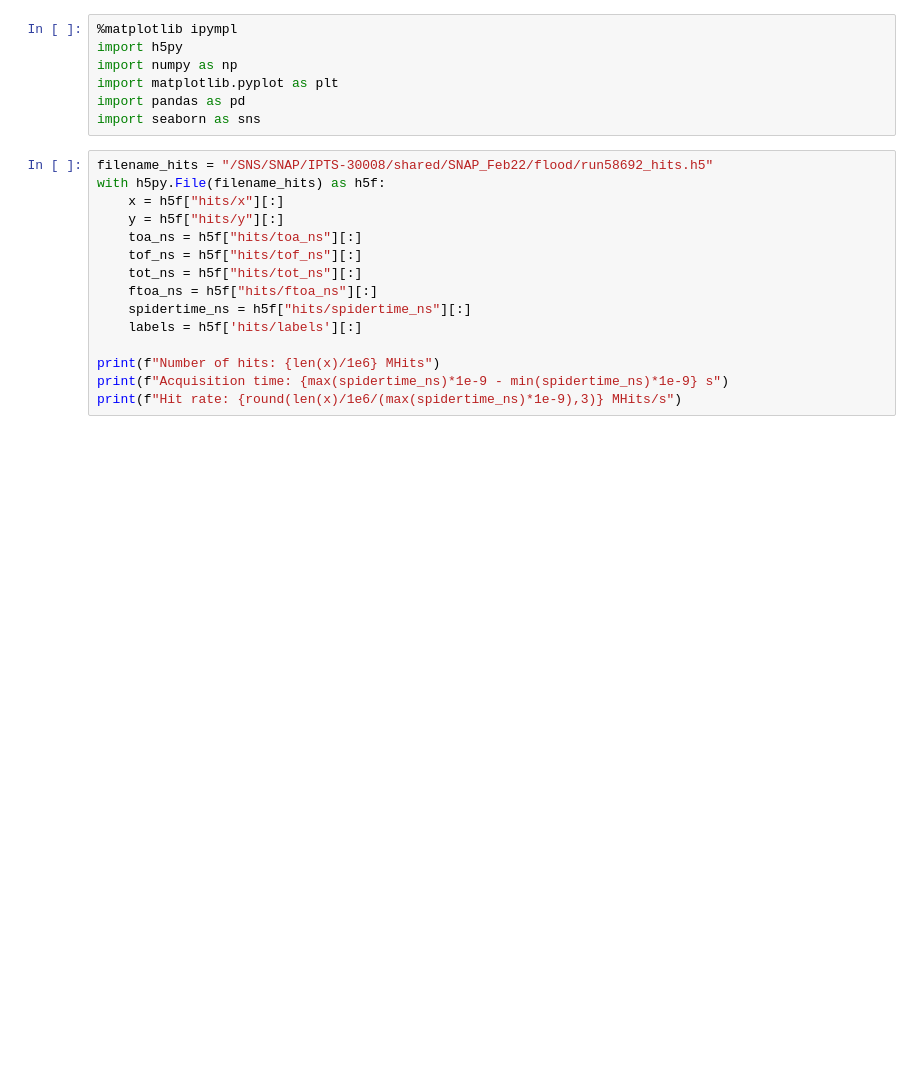
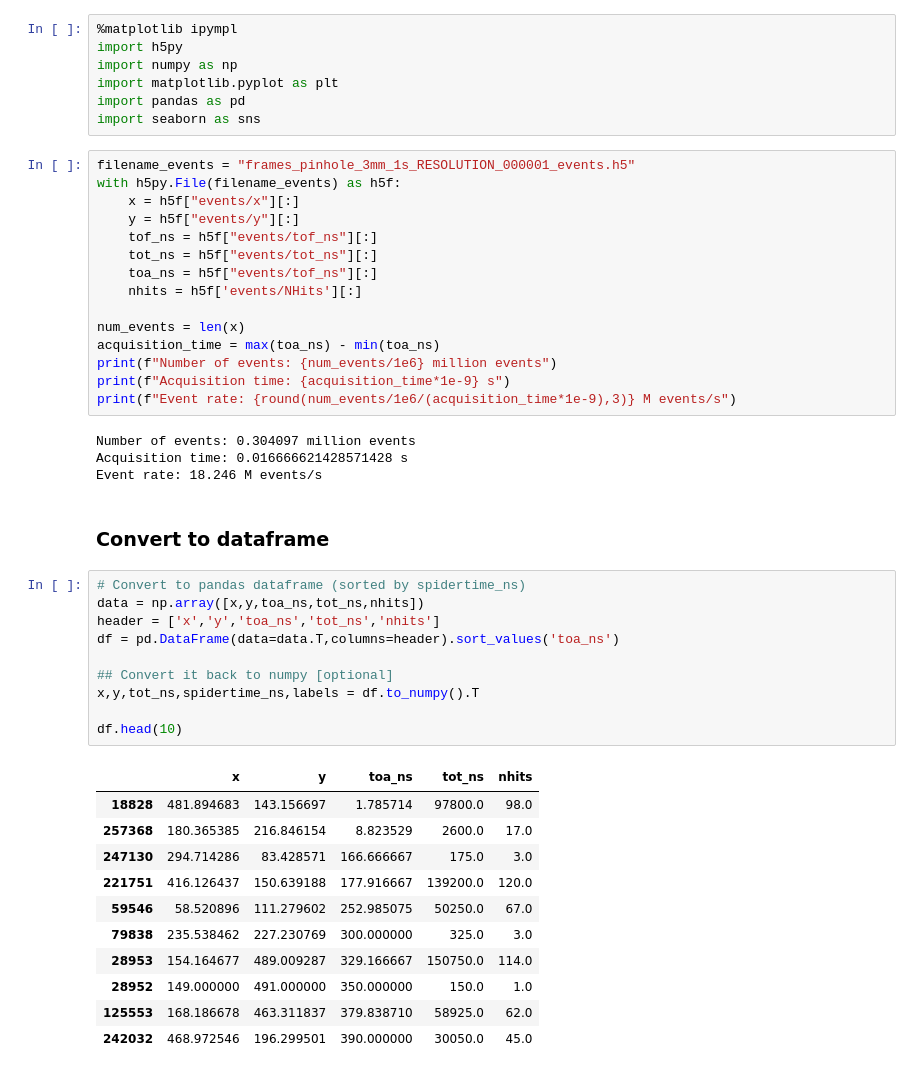
Before and after one commit to ornlneutronimaging/mcpevent2hist, a Jupyter notebook: sophiread/benchmark/benchmark_analysis.ipynb, the cells around one changed output. Drawn from its saved outputs; the diff is of its cells as text; blank space fills up the shorter version.

```diff
--- a/sophiread/benchmark/benchmark_analysis.ipynb
+++ b/sophiread/benchmark/benchmark_analysis.ipynb
@@ -6,17 +6,45 @@ import matplotlib.pyplot as plt
 import pandas as pd
 import seaborn as sns
 # %%
-filename_hits = "/SNS/SNAP/IPTS-30008/shared/SNAP_Feb22/flood/run58692_hits.h5"
-with h5py.File(filename_hits) as h5f:
-    x = h5f["hits/x"][:]
-    y = h5f["hits/y"][:]
-    toa_ns = h5f["hits/toa_ns"][:]
-    tof_ns = h5f["hits/tof_ns"][:]
-    tot_ns = h5f["hits/tot_ns"][:]
-    ftoa_ns = h5f["hits/ftoa_ns"][:]
-    spidertime_ns = h5f["hits/spidertime_ns"][:]
-    labels = h5f['hits/labels'][:]
+filename_events = "frames_pinhole_3mm_1s_RESOLUTION_000001_events.h5"
+with h5py.File(filename_events) as h5f:
+    x = h5f["events/x"][:]
+    y = h5f["events/y"][:]
+    tof_ns = h5f["events/tof_ns"][:]
+    tot_ns = h5f["events/tot_ns"][:]
+    toa_ns = h5f["events/tof_ns"][:]
+    nhits = h5f['events/NHits'][:]
 
-print(f"Number of hits: {len(x)/1e6} MHits")
-print(f"Acquisition time: {max(spidertime_ns)*1e-9 - min(spidertime_ns)*1e-9} s")
-print(f"Hit rate: {round(len(x)/1e6/(max(spidertime_ns)*1e-9),3)} MHits/s")
+num_events = len(x)
+acquisition_time = max(toa_ns) - min(toa_ns)
+print(f"Number of events: {num_events/1e6} million events")
+print(f"Acquisition time: {acquisition_time*1e-9} s")
+print(f"Event rate: {round(num_events/1e6/(acquisition_time*1e-9),3)} M events/s")
+# %% [output]
+Number of events: 0.304097 million events
+Acquisition time: 0.016666621428571428 s
+Event rate: 18.246 M events/s
+# %% [markdown]
+### Convert to dataframe
+# %%
+# Convert to pandas dataframe (sorted by spidertime_ns)
+data = np.array([x,y,toa_ns,tot_ns,nhits])
+header = ['x','y','toa_ns','tot_ns','nhits']
+df = pd.DataFrame(data=data.T,columns=header).sort_values('toa_ns')
+
+## Convert it back to numpy [optional]
+x,y,tot_ns,spidertime_ns,labels = df.to_numpy().T
+
+df.head(10)
+# %% [output]
+|  | x | y | toa_ns | tot_ns | nhits |
+| 18828 | 481.894683 | 143.156697 | 1.785714 | 97800.0 | 98.0 |
+| 257368 | 180.365385 | 216.846154 | 8.823529 | 2600.0 | 17.0 |
+| 247130 | 294.714286 | 83.428571 | 166.666667 | 175.0 | 3.0 |
+| 221751 | 416.126437 | 150.639188 | 177.916667 | 139200.0 | 120.0 |
+| 59546 | 58.520896 | 111.279602 | 252.985075 | 50250.0 | 67.0 |
+| 79838 | 235.538462 | 227.230769 | 300.000000 | 325.0 | 3.0 |
+| 28953 | 154.164677 | 489.009287 | 329.166667 | 150750.0 | 114.0 |
+| 28952 | 149.000000 | 491.000000 | 350.000000 | 150.0 | 1.0 |
+| 125553 | 168.186678 | 463.311837 | 379.838710 | 58925.0 | 62.0 |
+| 242032 | 468.972546 | 196.299501 | 390.000000 | 30050.0 | 45.0 |
```
Also changed, not shown: parts of 3 cells of this notebook.
